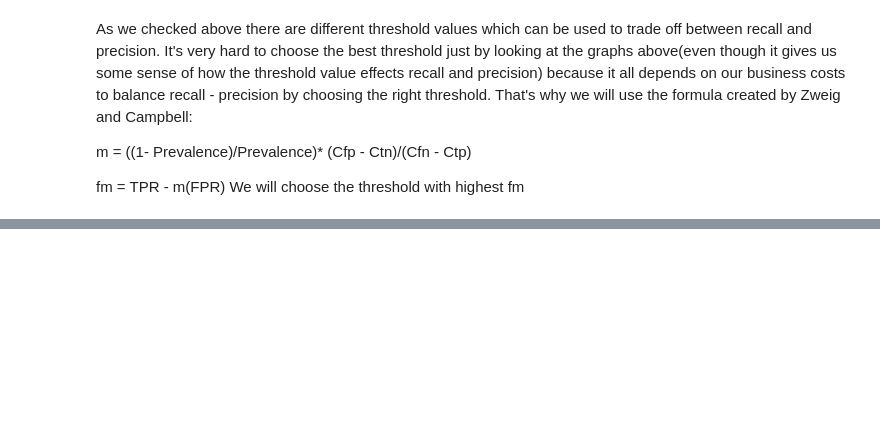
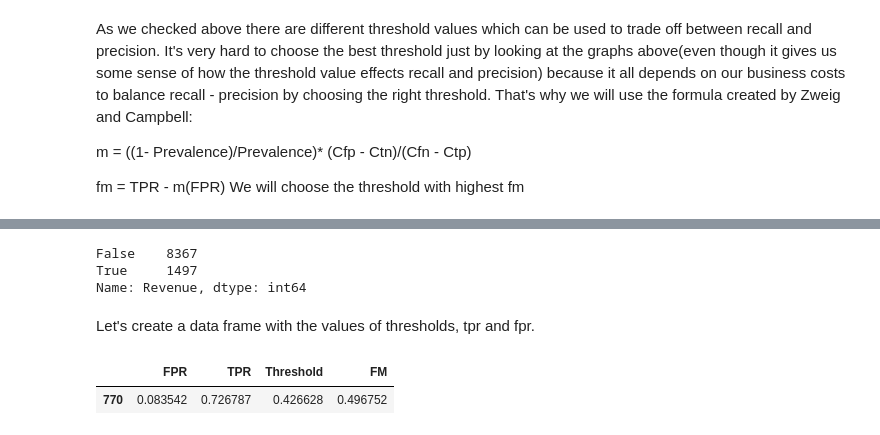
Before and after one commit to sezginisg/online_shoppers, a Jupyter notebook: Sez/Eda.ipynb, the cells around one changed output, grey strips where cells are left out. Drawn from its saved outputs; the diff is of its cells as text; code cells hidden in the pictures; blank space fills up the shorter version.

Commit message:
sez threshold selected for logistic regression classifier

```diff
--- a/Sez/Eda.ipynb
+++ b/Sez/Eda.ipynb
@@ -421,0 +436,23 @@ We will choose the threshold with highest fm
+# %%
+y_train.value_counts()
+# %% [output]
+False    8367
+True     1497
+Name: Revenue, dtype: int64
+# %%
+cfp = 150
+ctn = 0
+cfn = 200
+ctp = -50
+prevalence = 1497/8367
+m = ((1 - prevalence)/prevalence)*((cfp - ctn)/(cfn - ctp))
+# %% [markdown]
+Let's create a data frame with the values of thresholds, tpr and fpr.
+# %%
+df_for_threshold = pd.DataFrame({'FPR': fpr, 'TPR': tpr, 'Threshold': thresholds})
+df_for_threshold['FM'] = tpr - m*(fpr)
+# %%
+df_for_threshold.loc[df_for_threshold['FM'] == df_for_threshold.FM.max()]
+# %% [output]
+|  | FPR | TPR | Threshold | FM |
+| 770 | 0.083542 | 0.726787 | 0.426628 | 0.496752 |
```
Also changed, not shown: parts of 2 cells of this notebook.
